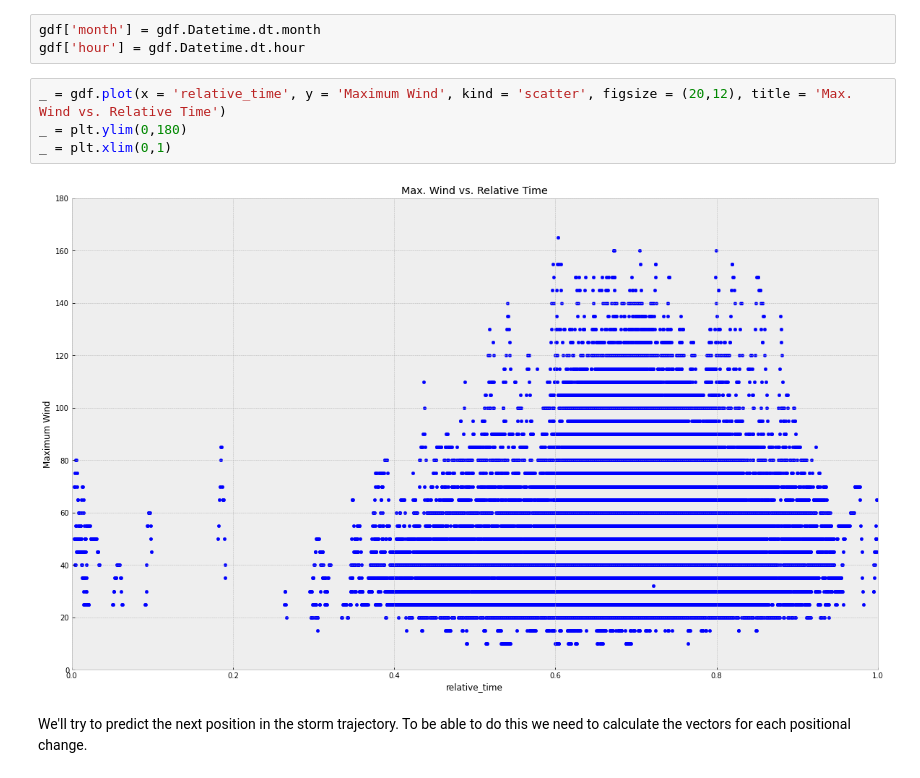
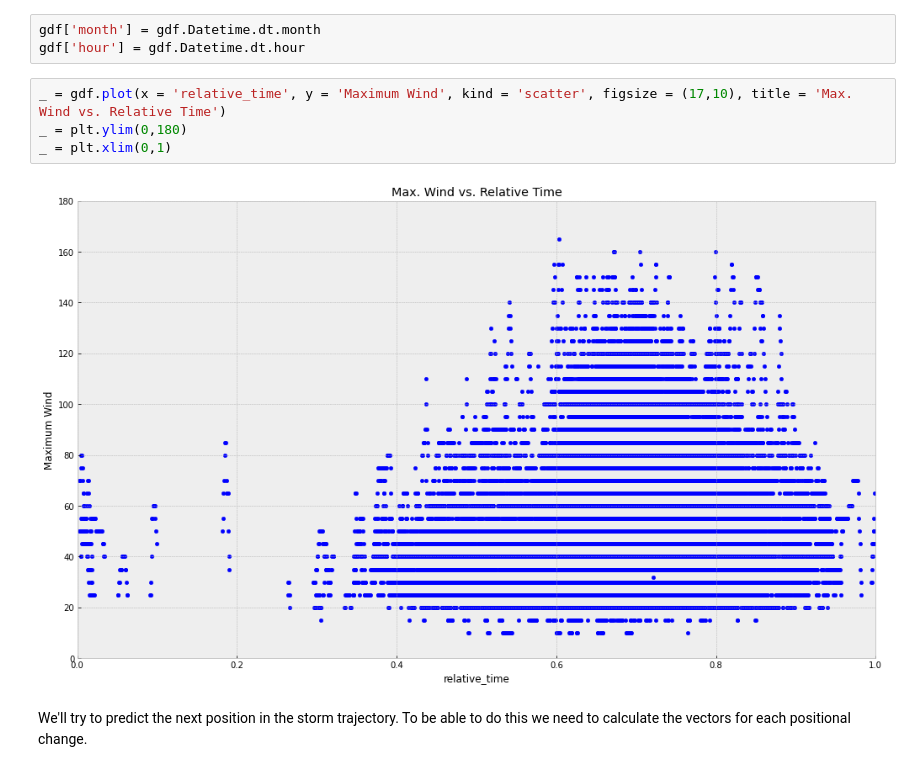
Before and after one commit to manishmawatwal/DataScience, a Jupyter notebook: Predicting_trajectories_of_atlantic_hurricanes.ipynb, the cells around one changed output. Drawn from its saved outputs; the diff is of its cells as text.

```diff
--- a/Predicting_trajectories_of_atlantic_hurricanes.ipynb
+++ b/Predicting_trajectories_of_atlantic_hurricanes.ipynb
@@ -183,11 +201,11 @@ gdf['relative_time'] = ((gdf.Datetime.dt.dayofyear + (gdf.Datetime.dt.hour)/24.
 gdf['month'] = gdf.Datetime.dt.month
 gdf['hour'] = gdf.Datetime.dt.hour
 # %%
-_ = gdf.plot(x = 'relative_time', y = 'Maximum Wind', kind = 'scatter', figsize = (20,12), title = 'Max. Wind vs. Relative Time')
+_ = gdf.plot(x = 'relative_time', y = 'Maximum Wind', kind = 'scatter', figsize = (17,10), title = 'Max. Wind vs. Relative Time')
 _ = plt.ylim(0,180)
 _ = plt.xlim(0,1)
 # %% [output]
-[figure, old version]
+[figure, new version]
 # %% [markdown]
 We'll try to predict the next position in the storm trajectory. To be able to do this we need to calculate the vectors for each positional change.
 # %%
```
Also changed, not shown: parts of 35 cells of this notebook.
